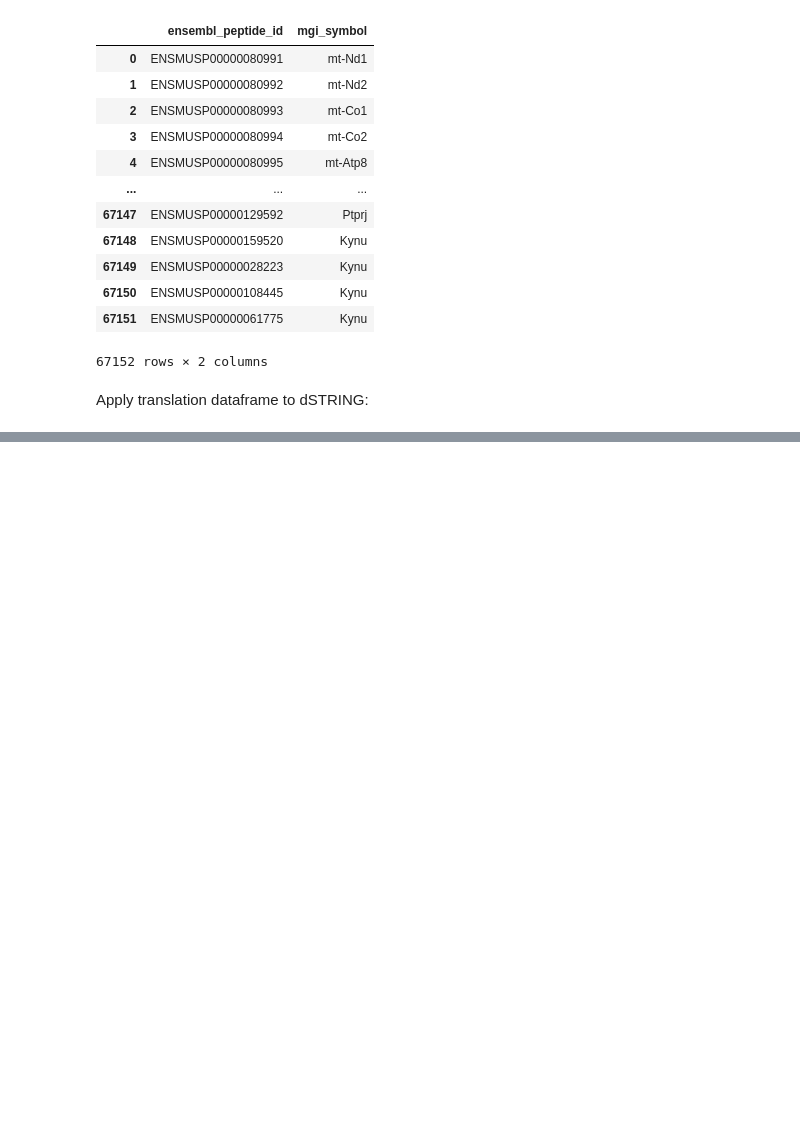
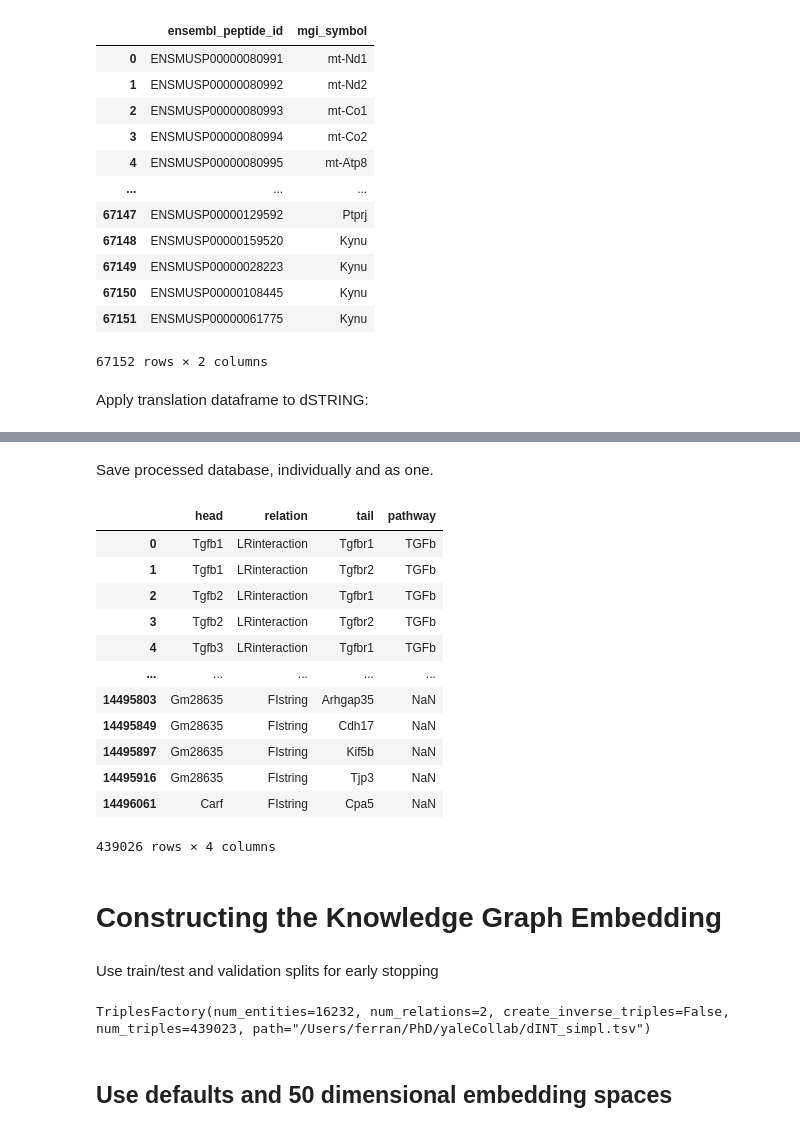
Before and after one commit to FerranC96/sKG4cellCommns, a Jupyter notebook: one.ipynb, the cells around one changed output, grey strips where cells are left out. Cells and saved outputs as stored; diff of their text form; code cells hidden in the pictures; blank space fills up the shorter version.

```diff
--- a/one.ipynb
+++ b/one.ipynb
@@ -379,3 +344,9 @@ transDF
 67152 rows × 2 columns
 # %% [markdown]
 Apply translation dataframe to dSTRING:
+# %%
+transDict = transDF.set_index("ensembl_peptide_id"
+                ).to_dict(
+                    #Transform DF into a dictionary but first set index
+                )["mgi_symbol"]#Nested dict, so get first (and only item)
+transDict
@@ -381,0 +376,7 @@ Apply translation dataframe to dSTRING:
+# %%
+dSTRING["head"] = dSTRING["head"].map(transDict)
+dSTRING["tail"] = dSTRING["tail"].map(transDict)
+# %%
+print(dSTRING.shape)
+dSTRING.dropna(inplace=True)
+dSTRING
@@ -381,0 +398,4 @@ Apply translation dataframe to dSTRING:
+# %%
+print(dCellChat.shape)
+dCellChat.dropna(inplace=True)
+dCellChat
@@ -381,0 +417,2 @@ Apply translation dataframe to dSTRING:
+# %% [markdown]
+Save processed database, individually and as one.
@@ -381,0 +422,17 @@ Apply translation dataframe to dSTRING:
+# %%
+dINT = pd.concat([dCellChat, dSTRING]).drop_duplicates()
+dINT
+# %% [output]
+|  | head | relation | tail | pathway |
+| 0 | Tgfb1 | LRinteraction | Tgfbr1 | TGFb |
+| 1 | Tgfb1 | LRinteraction | Tgfbr2 | TGFb |
+| 2 | Tgfb2 | LRinteraction | Tgfbr1 | TGFb |
+| 3 | Tgfb2 | LRinteraction | Tgfbr2 | TGFb |
+| 4 | Tgfb3 | LRinteraction | Tgfbr1 | TGFb |
+| ... | ... | ... | ... | ... |
+| 14495803 | Gm28635 | FIstring | Arhgap35 | NaN |
+| 14495849 | Gm28635 | FIstring | Cdh17 | NaN |
+| 14495897 | Gm28635 | FIstring | Kif5b | NaN |
+| 14495916 | Gm28635 | FIstring | Tjp3 | NaN |
+| 14496061 | Carf | FIstring | Cpa5 | NaN |
+439026 rows × 4 columns
@@ -381,0 +444,2 @@ Apply translation dataframe to dSTRING:
+# %% [markdown]
+# Constructing the Knowledge Graph Embedding
@@ -381,0 +449,11 @@ Apply translation dataframe to dSTRING:
+# %% [markdown]
+Use train/test and validation splits for early stopping
+# %%
+path2Data = "dINT_simpl.tsv"
+
+tf = TriplesFactory.from_path(path2Data)
+tf
+# %% [output]
+TriplesFactory(num_entities=16232, num_relations=2, create_inverse_triples=False, num_triples=439023, path="/Users/ferran/PhD/yaleCollab/dINT_simpl.tsv")
+# %% [markdown]
+## Use defaults and 50 dimensional embedding spaces
```
Also changed, not shown: parts of 30 cells of this notebook, 13 other files.
